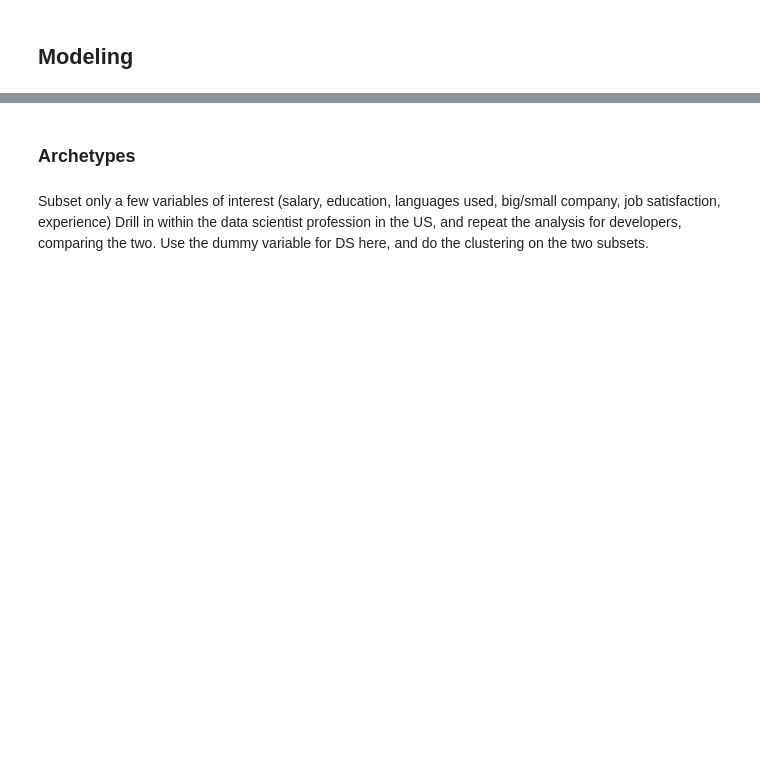
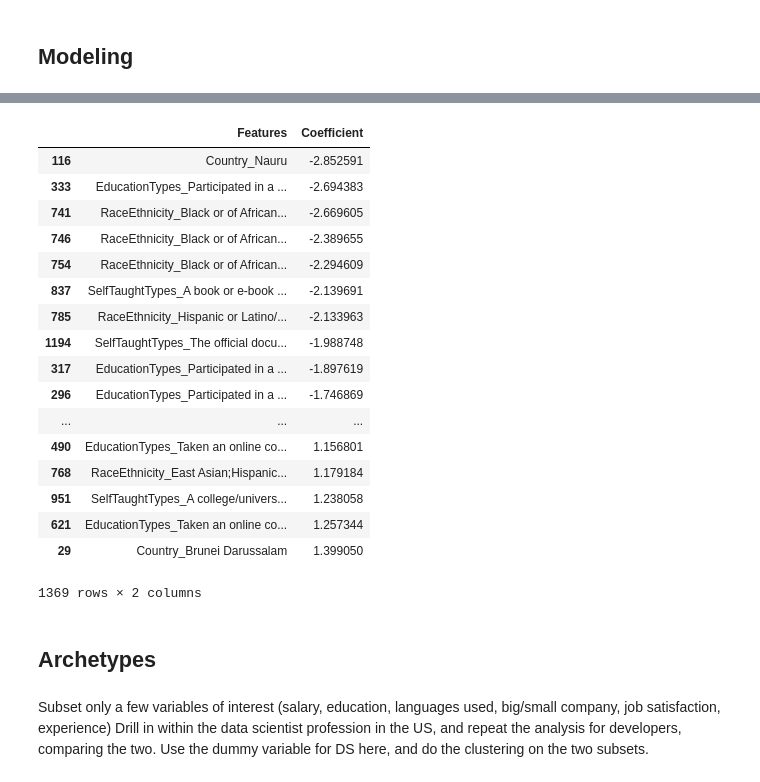
Before and after one commit to celestinhermez/stackoverflow_survey_2018_analysis, a Jupyter notebook: Developer Survey Analysis.ipynb, the cells around one changed output, grey strips where cells are left out. Cells and saved outputs as stored; diff of their text form; code cells hidden in the pictures; blank space fills up the shorter version.

```diff
--- a/Developer Survey Analysis.ipynb
+++ b/Developer Survey Analysis.ipynb
@@ -401,11 +427,10 @@ predictors = ['Hobby', 'Country', 'Exercise', 'Gender', 'SexualOrientation',
               'ConvertedSalary', 'JobSatisfaction']
 
 data_2018_satisf_subset = data_2018_satisf.loc[:,predictors]
-# %%
-# We deal with missing values and encode our categorical variables
-# We impute the median for the salary which is our only numerical variable
-# For the rest we create a special dummy variable if it is a missing value
-data_2018_satisf_subset['ConvertedSalary'].fillna(data_2018_satisf_subset['ConvertedSalary'].median(), inplace = True)
-
-categorical_cols = data_2018_satisf_subset.select_dtypes(include = ["object"]).columns.values.tolist()
-data_2018_satisf_dummies = pd.get_dummies(data_2018_satisf_subset, columns = categorical_cols, dummy_na = True)
+# %%
+# We impute missing values for the salary columns
+
+data_2018_satisf_subset['ConvertedSalary'] = data_2018_satisf_subset['ConvertedSalary'].fillna(data_2018_satisf_subset['ConvertedSalary'].median())
+
+# We create our dummy variables
+data_2018_satisf_dummies = pd.get_dummies(data_2018_satisf_subset, dummy_na = True)
@@ -411,0 +500,24 @@ data_2018_satisf_dummies = pd.get_dummies(data_2018_satisf_subset, columns = cat
+# %%
+# Ridge Regression seems to be the most promising one, as well as the one most likely to generalize
+# We use GridSearch to find the optimal value of alpha parameter and whether normalizing helps
+# We fit on our entire dataset
+
+ridge = Ridge()
+
+parameters = {'alpha': [0.1,0.25,0.75,1,1.5,2], 'normalize': [True, False]}
+
+scorer = make_scorer(r2_score)
+
+grid_obj = GridSearchCV(ridge, parameters, scorer)
+
+grid_fit = grid_obj.fit(X, y)
+
+best_ridge = grid_fit.best_estimator_
+
+preds = best_ridge.predict(X)
+
+r_2 = best_ridge.score(X,y)
+
+rmse = math.sqrt(mean_squared_error(y, preds))
+
+print('The r-squared is {} and the RMSE is {}'.format(r_2, rmse))
@@ -412,4 +535,26 @@ data_2018_satisf_dummies = pd.get_dummies(data_2018_satisf_subset, columns = cat
+# %%
+coef_df = pd.DataFrame({'Features':X.columns, 'Coefficient': best_ridge.coef_})
+coef_df[['Features', 'Coefficient']].sort_values('Coefficient', axis = 0)
+# %% [output]
+|  | Features | Coefficient |
+| 116 | Country_Nauru | -2.852591 |
+| 333 | EducationTypes_Participated in a ... | -2.694383 |
+| 741 | RaceEthnicity_Black or of African... | -2.669605 |
+| 746 | RaceEthnicity_Black or of African... | -2.389655 |
+| 754 | RaceEthnicity_Black or of African... | -2.294609 |
+| 837 | SelfTaughtTypes_A book or e-book ... | -2.139691 |
+| 785 | RaceEthnicity_Hispanic or Latino/... | -2.133963 |
+| 1194 | SelfTaughtTypes_The official docu... | -1.988748 |
+| 317 | EducationTypes_Participated in a ... | -1.897619 |
+| 296 | EducationTypes_Participated in a ... | -1.746869 |
+| ... | ... | ... |
+| 490 | EducationTypes_Taken an online co... | 1.156801 |
+| 768 | RaceEthnicity_East Asian;Hispanic... | 1.179184 |
+| 951 | SelfTaughtTypes_A college/univers... | 1.238058 |
+| 621 | EducationTypes_Taken an online co... | 1.257344 |
+| 29 | Country_Brunei Darussalam | 1.399050 |
+1369 rows × 2 columns
 # %% [markdown]
-### Archetypes
+## Archetypes
 # %% [markdown]
 Subset only a few variables of interest (salary, education, languages used, big/small company, job satisfaction, experience) Drill in within the data scientist profession in the US, and repeat the analysis for developers, comparing the two. Use the dummy variable for DS here, and do the clustering on the two subsets.
```
Also changed, not shown: parts of 5 cells of this notebook.
